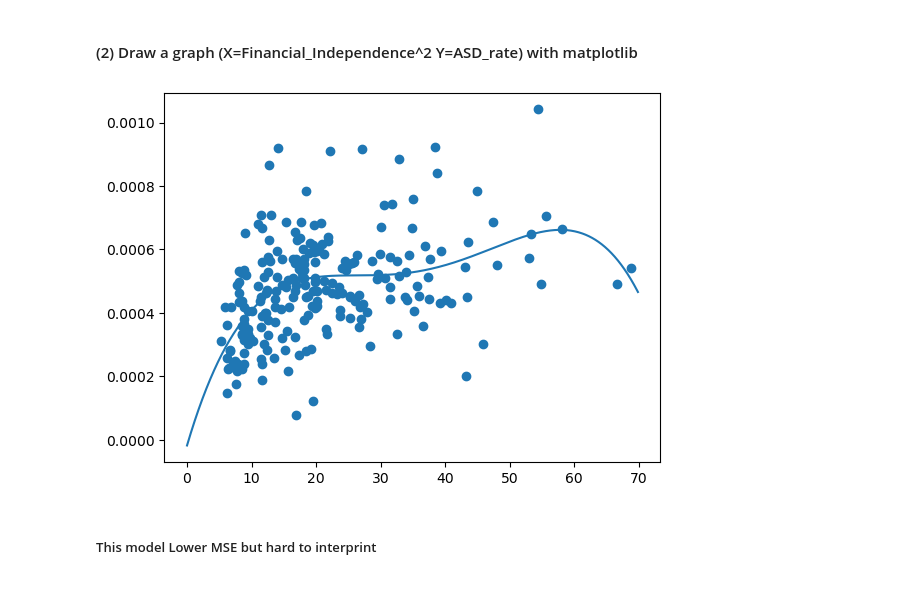
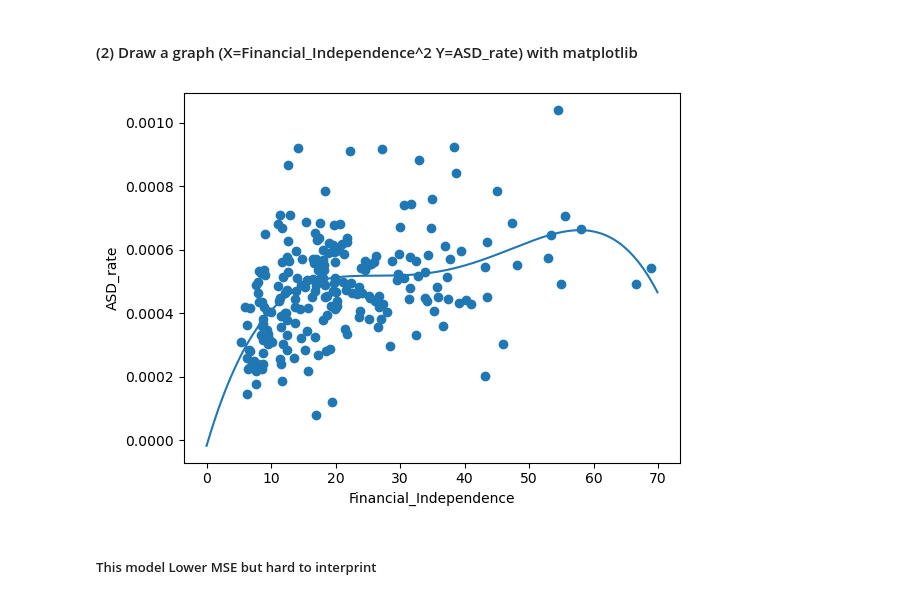
Before and after one commit to milkywaypeko/ASD_FI_Correlation, a Jupyter notebook: ASD_ID_FI_Correlation.ipynb, the cells around one changed output. Cells and saved outputs as stored; diff of their text form; code cells hidden in the pictures.

```diff
--- a/ASD_ID_FI_Correlation.ipynb
+++ b/ASD_ID_FI_Correlation.ipynb
@@ -520,11 +524,13 @@ sns.regplot(x='Financial_Independence', y='ASD_rate', data=data, order = 4)
 # %%
 FI_OLS_4_x = np.arange(0, 70, 0.1)
 FI_OLS_4_y = [ASD_rate_4_ols_sm_results.predict([1, x, np.power(x, 2), np.power(x, 3), np.power(x, 4)]) for x in FI_OLS_4_x]
 plt.scatter(data['Financial_Independence'], data['ASD_rate'])
 plt.plot(FI_OLS_4_x, FI_OLS_4_y)
+plt.xlabel('Financial_Independence')
+plt.ylabel('ASD_rate')
 plt.show()
 # %% [output]
-[figure, old version]
+[figure, new version]
 # %% [markdown]
 ##### This model Lower MSE but hard to interprint
 # %% [markdown]
```
Also changed, not shown: parts of 16 cells of this notebook.
